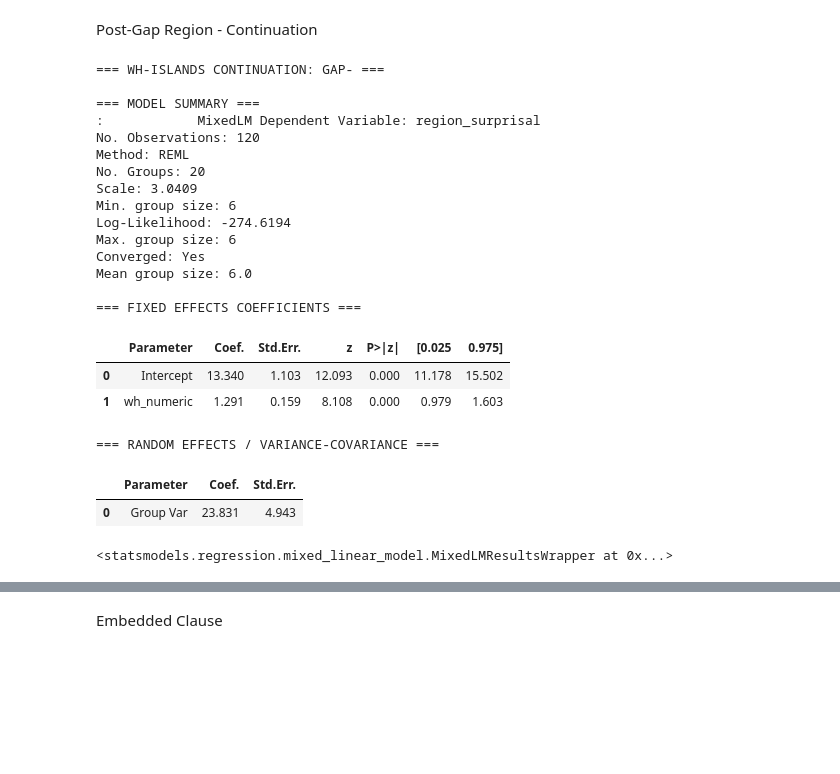
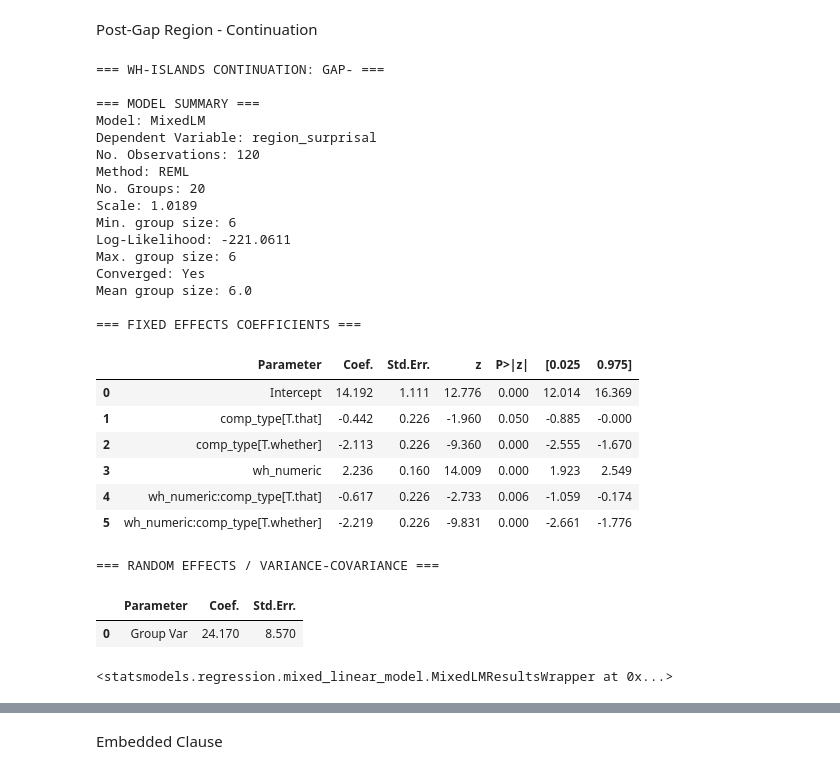
Before and after one commit to um-cap-lab/EMNLP-2025-submission, a Jupyter notebook: flip_test&division_by_grammaticality_gpt2.ipynb, the cells around one changed output, grey strips where cells are left out. Cells and saved outputs as stored; diff of their text form; code cells hidden in the pictures; blank space fills up the shorter version.

```diff
--- a/flip_test&division_by_grammaticality_gpt2.ipynb
+++ b/flip_test&division_by_grammaticality_gpt2.ipynb
@@ -1353,30 +1353,35 @@ sentence_df['region_surprisal'] = sentence_df.apply(lambda x: sum_region_surpris
 # %%
 # flip test: gap-
 no_gap_df = sentence_df[sentence_df['gap_numeric'] == -1]
-iv_list = ['wh_numeric']
+iv_list = ['wh_numeric', 'comp_type']
 mixed_effects_linear_regression(no_gap_df, iv_list, 'region_surprisal', 'wh-islands continuation: gap-')
 # %% [output]
 === WH-ISLANDS CONTINUATION: GAP- ===
 
 === MODEL SUMMARY ===
-:            MixedLM Dependent Variable: region_surprisal
+Model: MixedLM
+Dependent Variable: region_surprisal
 No. Observations: 120
 Method: REML
 No. Groups: 20
-Scale: 3.0409
+Scale: 1.0189
 Min. group size: 6
-Log-Likelihood: -274.6194
+Log-Likelihood: -221.0611
 Max. group size: 6
 Converged: Yes
 Mean group size: 6.0
 
 === FIXED EFFECTS COEFFICIENTS ===
 |  | Parameter | Coef. | Std.Err. | z | P>|z| | [0.025 | 0.975] |
-| 0 | Intercept | 13.340 | 1.103 | 12.093 | 0.000 | 11.178 | 15.502 |
-| 1 | wh_numeric | 1.291 | 0.159 | 8.108 | 0.000 | 0.979 | 1.603 |
+| 0 | Intercept | 14.192 | 1.111 | 12.776 | 0.000 | 12.014 | 16.369 |
+| 1 | comp_type[T.that] | -0.442 | 0.226 | -1.960 | 0.050 | -0.885 | -0.000 |
+| 2 | comp_type[T.whether] | -2.113 | 0.226 | -9.360 | 0.000 | -2.555 | -1.670 |
+| 3 | wh_numeric | 2.236 | 0.160 | 14.009 | 0.000 | 1.923 | 2.549 |
+| 4 | wh_numeric:comp_type[T.that] | -0.617 | 0.226 | -2.733 | 0.006 | -1.059 | -0.174 |
+| 5 | wh_numeric:comp_type[T.whether] | -2.219 | 0.226 | -9.831 | 0.000 | -2.661 | -1.776 |
 === RANDOM EFFECTS / VARIANCE-COVARIANCE ===
 |  | Parameter | Coef. | Std.Err. |
-| 0 | Group Var | 23.831 | 4.943 |
+| 0 | Group Var | 24.170 | 8.570 |
 <statsmodels.regression.mixed_linear_model.MixedLMResultsWrapper at 0x...>
 # %%
 # flip test: gap+
```
Also changed, not shown: parts of 7 cells of this notebook, 4 other files.
